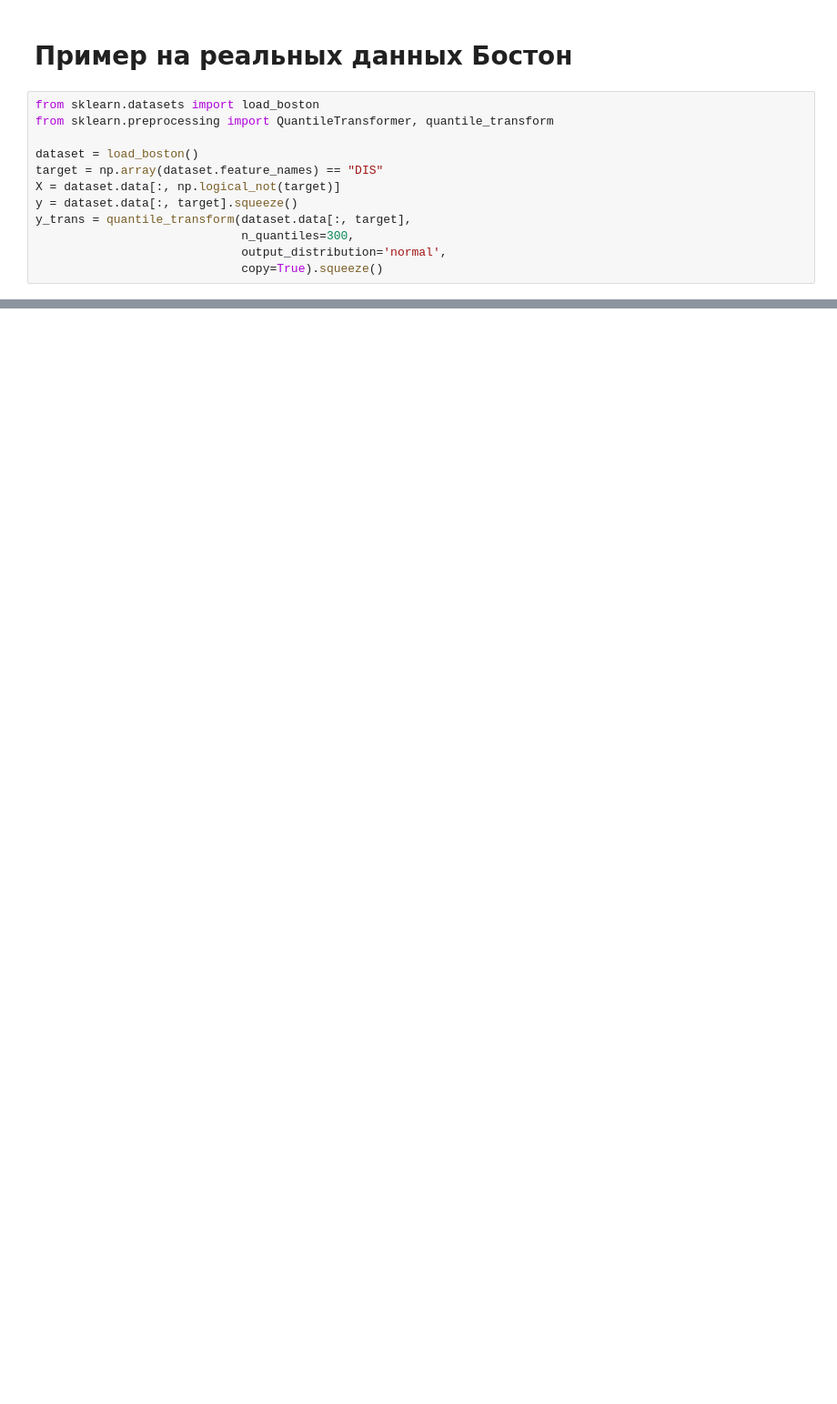
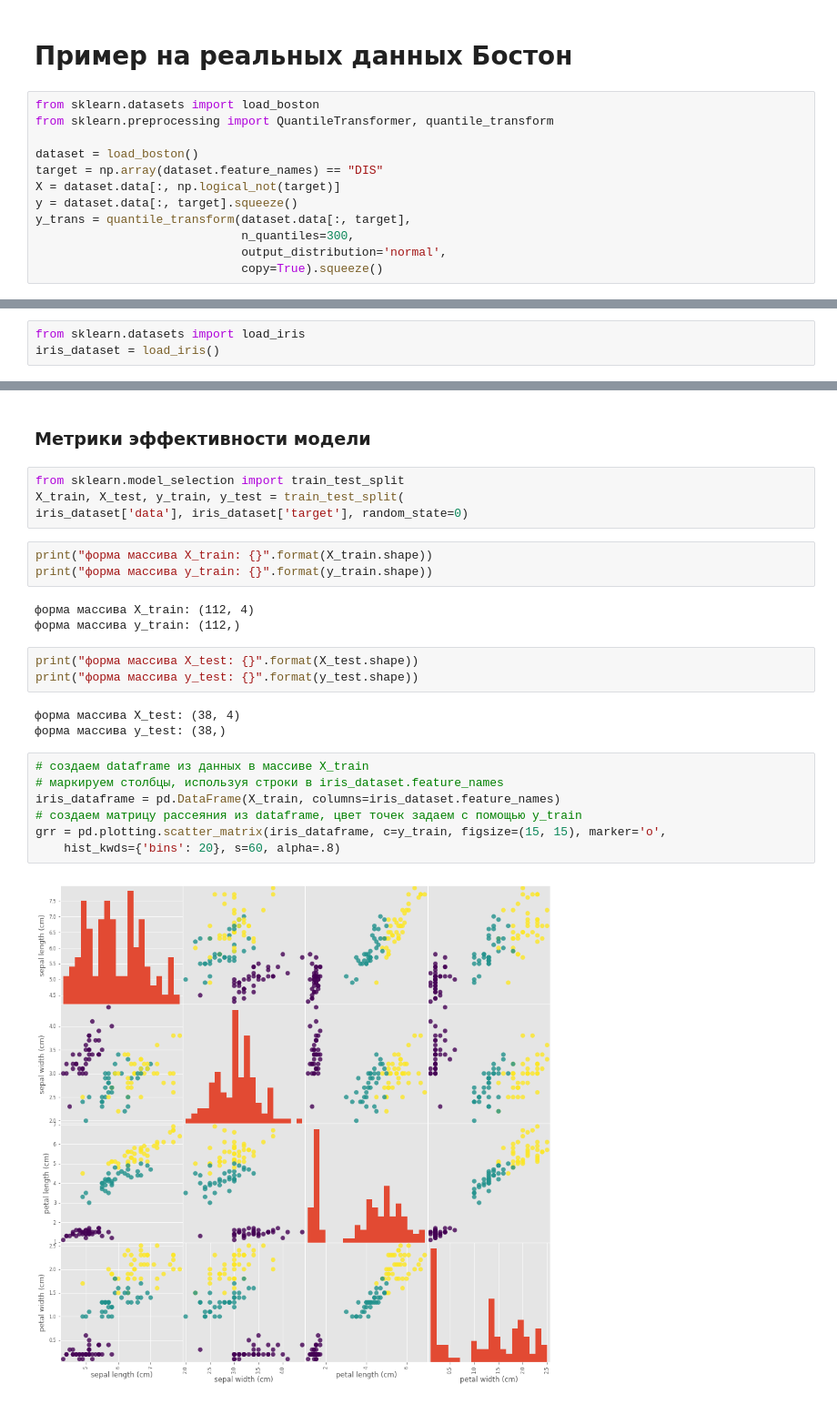
Before and after one commit to sostrikov/juputer, a Jupyter notebook: Victor.ipynb, the cells around one changed output, grey strips where cells are left out. Shown at 91% size. Cells and saved outputs as stored; diff of their text form; blank space fills up the shorter version.

```diff
--- a/Victor.ipynb
+++ b/Victor.ipynb
@@ -449,0 +458,3 @@ plt.show()
+# %%
+from sklearn.datasets import load_iris
+iris_dataset = load_iris()
@@ -449,0 +520,27 @@ plt.show()
+# %% [markdown]
+### Метрики эффективности модели
+# %%
+from sklearn.model_selection import train_test_split
+X_train, X_test, y_train, y_test = train_test_split(
+iris_dataset['data'], iris_dataset['target'], random_state=0)
+# %%
+print("форма массива X_train: {}".format(X_train.shape))
+print("форма массива y_train: {}".format(y_train.shape))
+# %% [output]
+форма массива X_train: (112, 4)
+форма массива y_train: (112,)
+# %%
+print("форма массива X_test: {}".format(X_test.shape))
+print("форма массива y_test: {}".format(y_test.shape))
+# %% [output]
+форма массива X_test: (38, 4)
+форма массива y_test: (38,)
+# %%
+# создаем dataframe из данных в массиве X_train
+# маркируем столбцы, используя строки в iris_dataset.feature_names
+iris_dataframe = pd.DataFrame(X_train, columns=iris_dataset.feature_names)
+# создаем матрицу рассеяния из dataframe, цвет точек задаем с помощью y_train
+grr = pd.plotting.scatter_matrix(iris_dataframe, c=y_train, figsize=(15, 15), marker='o',
+    hist_kwds={'bins': 20}, s=60, alpha=.8)
+# %% [output]
+[figure, added]
```
Also changed, not shown: parts of 40 cells of this notebook.
